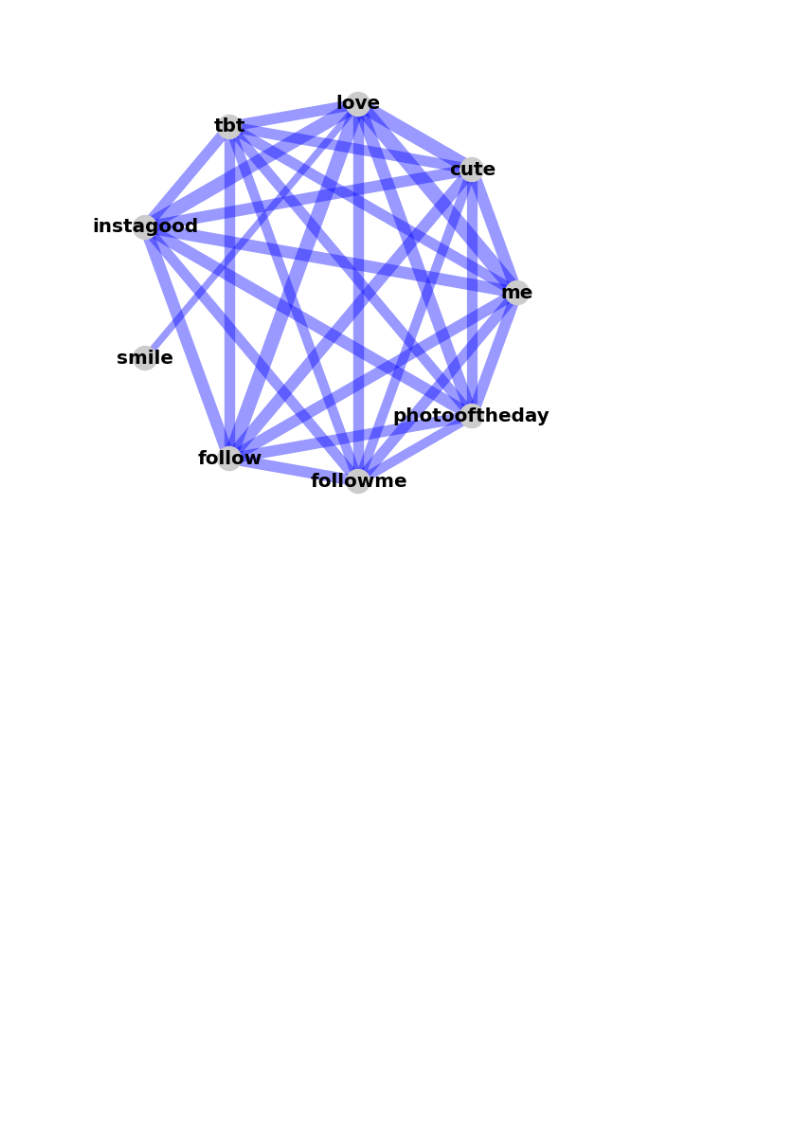
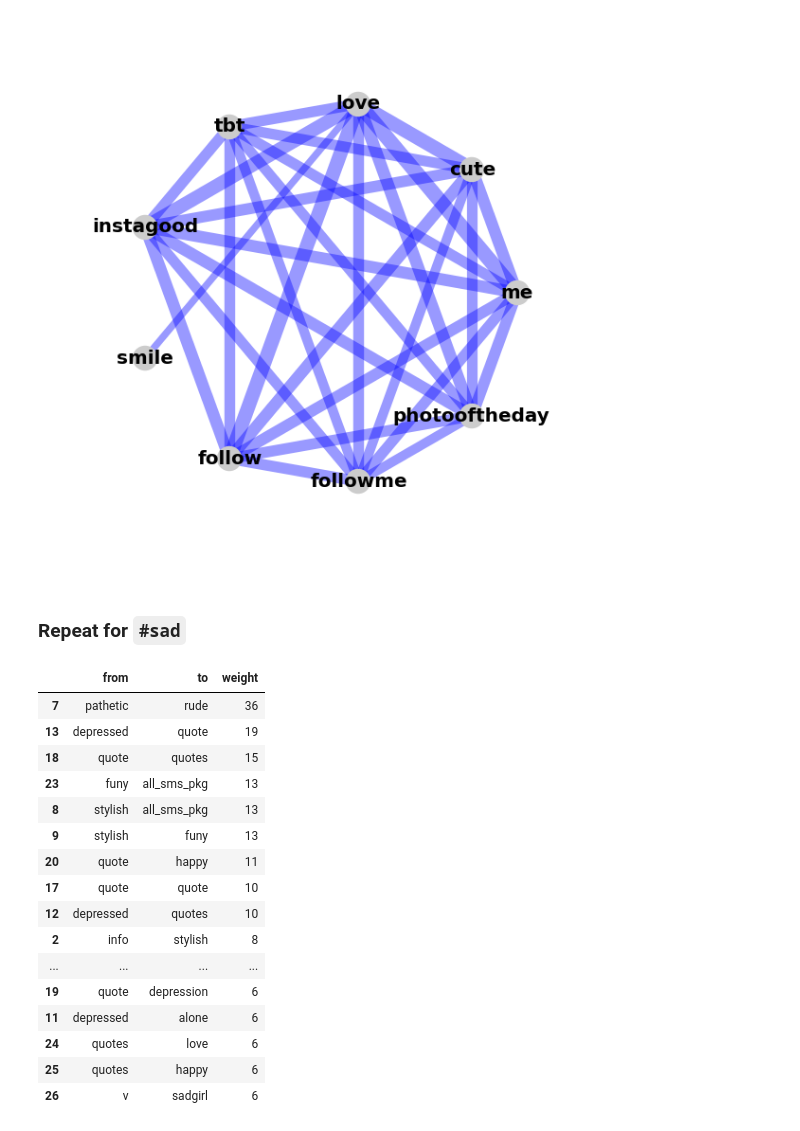
Before and after one commit to ggData/tweetharvest, a Jupyter notebook: example.ipynb, the cells around one changed output. Cells and saved outputs as stored; diff of their text form; code cells hidden in the pictures; blank space fills up the shorter version.

```diff
--- a/example.ipynb
+++ b/example.ipynb
@@ -227,13 +227,17 @@ def gen_edges(coll, hashtag):
 # %% [markdown]
 ### Build graph with weighted edges between hashtags
 # %%
-G = nx.Graph()
-for u,v in gen_edges(COLL, 'happy'):
-    if G.has_edge(u,v):
-        # add 1 to weight attribute of this edge
-        G[u][v]['weight'] = G[u][v]['weight'] + 1
-    else:
-        # create new edge of weight 1
-        G.add_edge(u, v, weight=1)
-
-print len(G.edges())
+def build_graph(coll, hashtag, remove_node=True):
+    g = nx.Graph()
+    for u,v in gen_edges(coll, hashtag):
+        if g.has_edge(u,v):
+            # add 1 to weight attribute of this edge
+            g[u][v]['weight'] = g[u][v]['weight'] + 1
+        else:
+            # create new edge of weight 1
+            g.add_edge(u, v, weight=1)
+    if remove_node:
+        # since hashtag is connected to every other node,
+        # it adds no information to this graph; remove it.
+        g.remove_node(hashtag)
+    return g
@@ -315,3 +312,5 @@ fig.set_size_inches(10, 10)
 plt.axis('off');
 # %% [output]
 [figure]
+# %% [markdown]
+### Repeat for `#sad`
@@ -317,0 +319,26 @@ plt.axis('off');
+# %%
+G2S = trim_edges(G_SAD, weight=5)
+
+df = pd.DataFrame([(u, v, edata['weight'])
+                   for u, v, edata in G2S.edges(data=True)],
+                  columns = ['from', 'to', 'weight'])
+df.sort(['weight'], ascending=False, inplace=True)
+df
+# %% [output]
+|  | from | to | weight |
+| 7 | pathetic | rude | 36 |
+| 13 | depressed | quote | 19 |
+| 18 | quote | quotes | 15 |
+| 23 | funy | all_sms_pkg | 13 |
+| 8 | stylish | all_sms_pkg | 13 |
+| 9 | stylish | funy | 13 |
+| 20 | quote | happy | 11 |
+| 17 | quote | quote | 10 |
+| 12 | depressed | quotes | 10 |
+| 2 | info | stylish | 8 |
+| ... | ... | ... | ... |
+| 19 | quote | depression | 6 |
+| 11 | depressed | alone | 6 |
+| 24 | quotes | love | 6 |
+| 25 | quotes | happy | 6 |
+| 26 | v | sadgirl | 6 |
```
Also changed, not shown: parts of 7 cells of this notebook.
